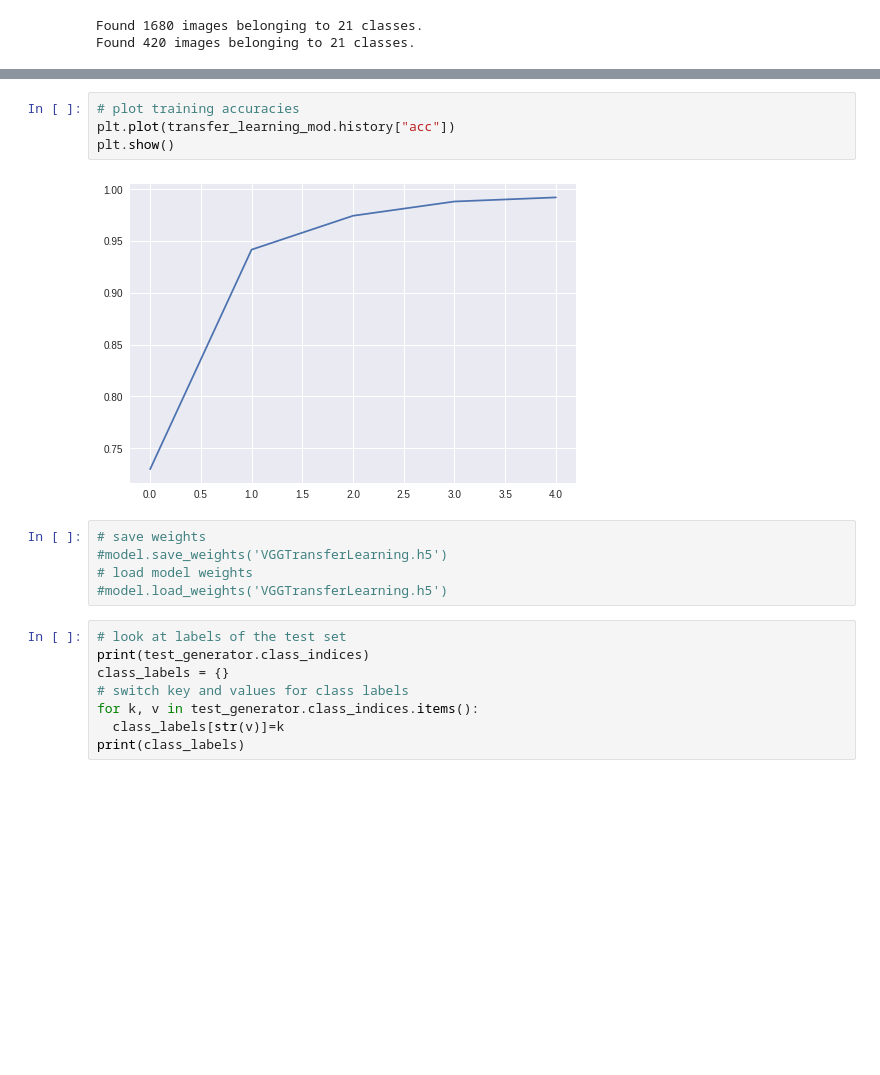
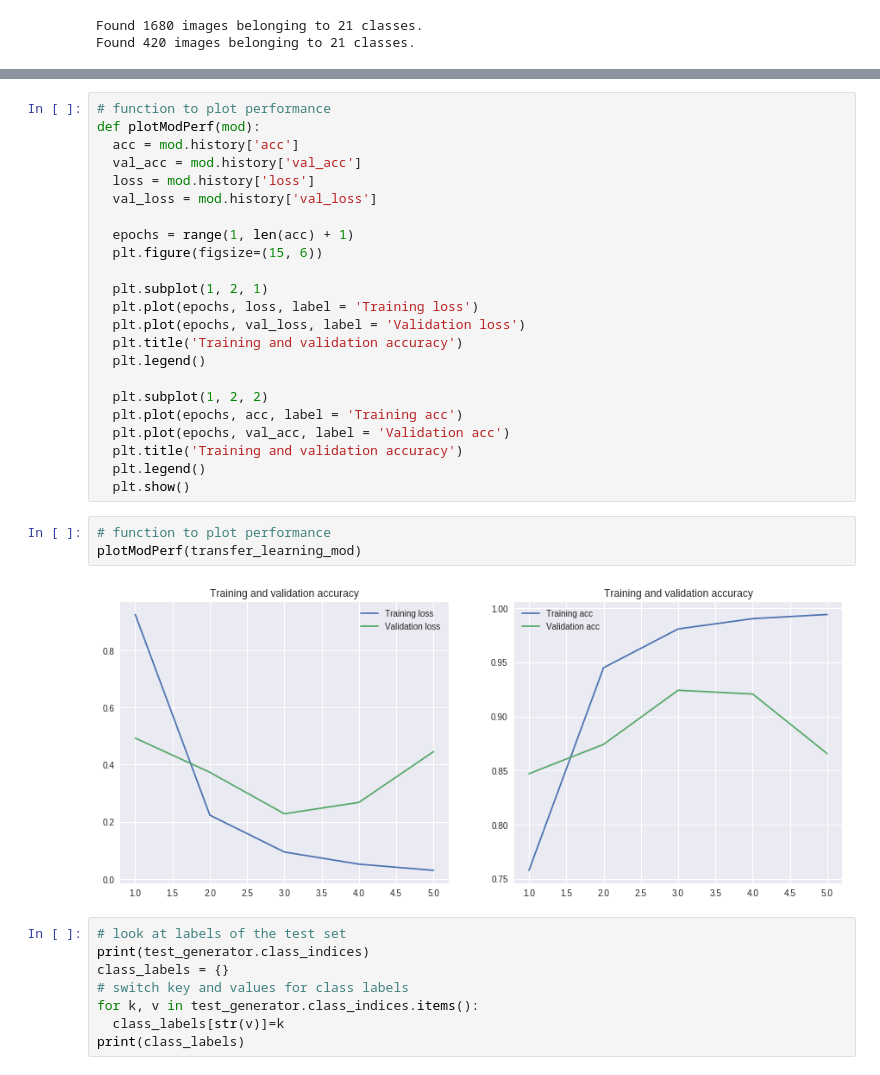
Before and after one commit to ll3091/ANLY-590-02-Deep-Learning-Project, a Jupyter notebook: DeepLearningProject.ipynb, the cells around one changed output, grey strips where cells are left out. Drawn from its saved outputs; the diff is of its cells as text; blank space fills up the shorter version.

```diff
--- a/DeepLearningProject.ipynb
+++ b/DeepLearningProject.ipynb
@@ -188,14 +227,31 @@ Epoch 5/5
-# %%
-# plot training accuracies
-plt.plot(transfer_learning_mod.history["acc"])
-plt.show()
-# %% [output]
-[figure, removed]
-# %%
-# save weights
-#model.save_weights('VGGTransferLearning.h5')
-# load model weights
-#model.load_weights('VGGTransferLearning.h5')
+# %%
+# function to plot performance
+def plotModPerf(mod):
+  acc = mod.history['acc']
+  val_acc = mod.history['val_acc']
+  loss = mod.history['loss']
+  val_loss = mod.history['val_loss']
+
+  epochs = range(1, len(acc) + 1)
+  plt.figure(figsize=(15, 6))
+
+  plt.subplot(1, 2, 1)
+  plt.plot(epochs, loss, label = 'Training loss')
+  plt.plot(epochs, val_loss, label = 'Validation loss')
+  plt.title('Training and validation accuracy')
+  plt.legend()
+
+  plt.subplot(1, 2, 2)
+  plt.plot(epochs, acc, label = 'Training acc')
+  plt.plot(epochs, val_acc, label = 'Validation acc')
+  plt.title('Training and validation accuracy')
+  plt.legend()
+  plt.show()
+# %%
+# function to plot performance
+plotModPerf(transfer_learning_mod)
+# %% [output]
+[figure, added]
 # %%
 # look at labels of the test set
 print(test_generator.class_indices)
```
Also changed, not shown: parts of 30 cells of this notebook.
